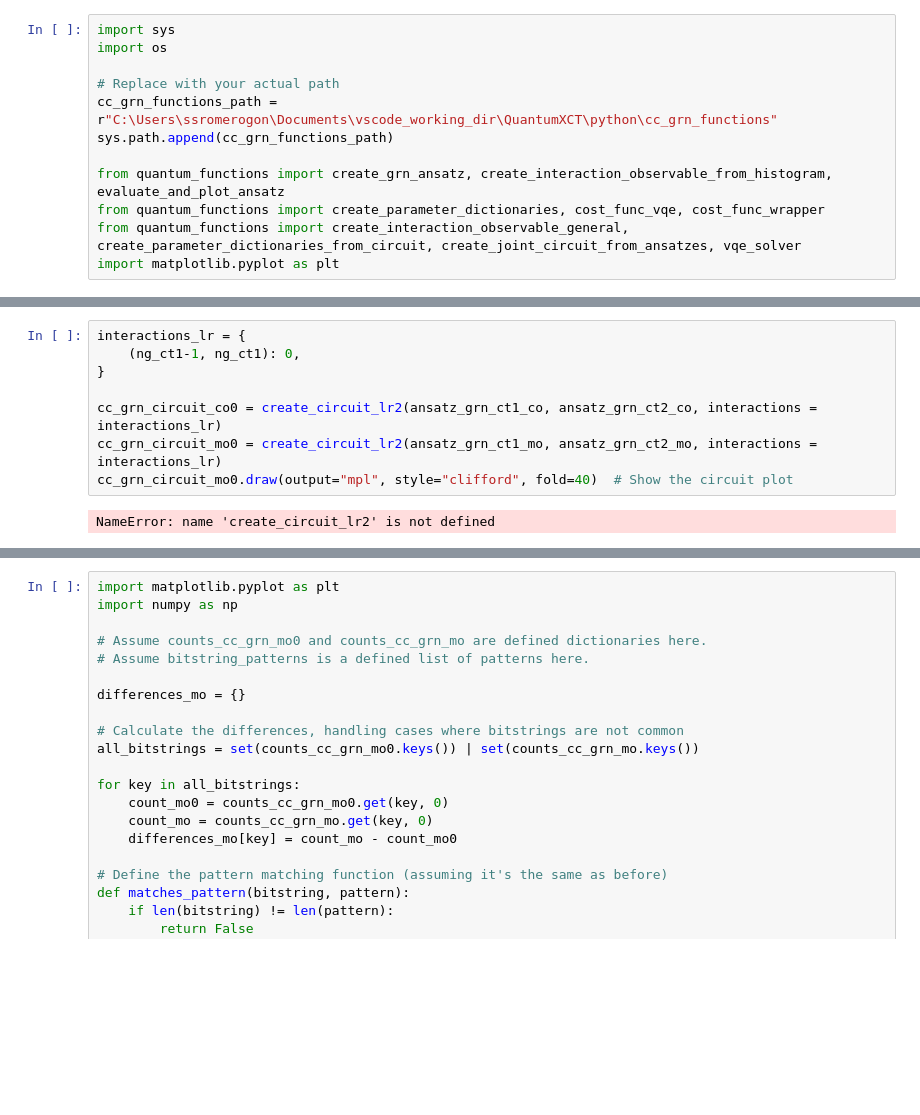
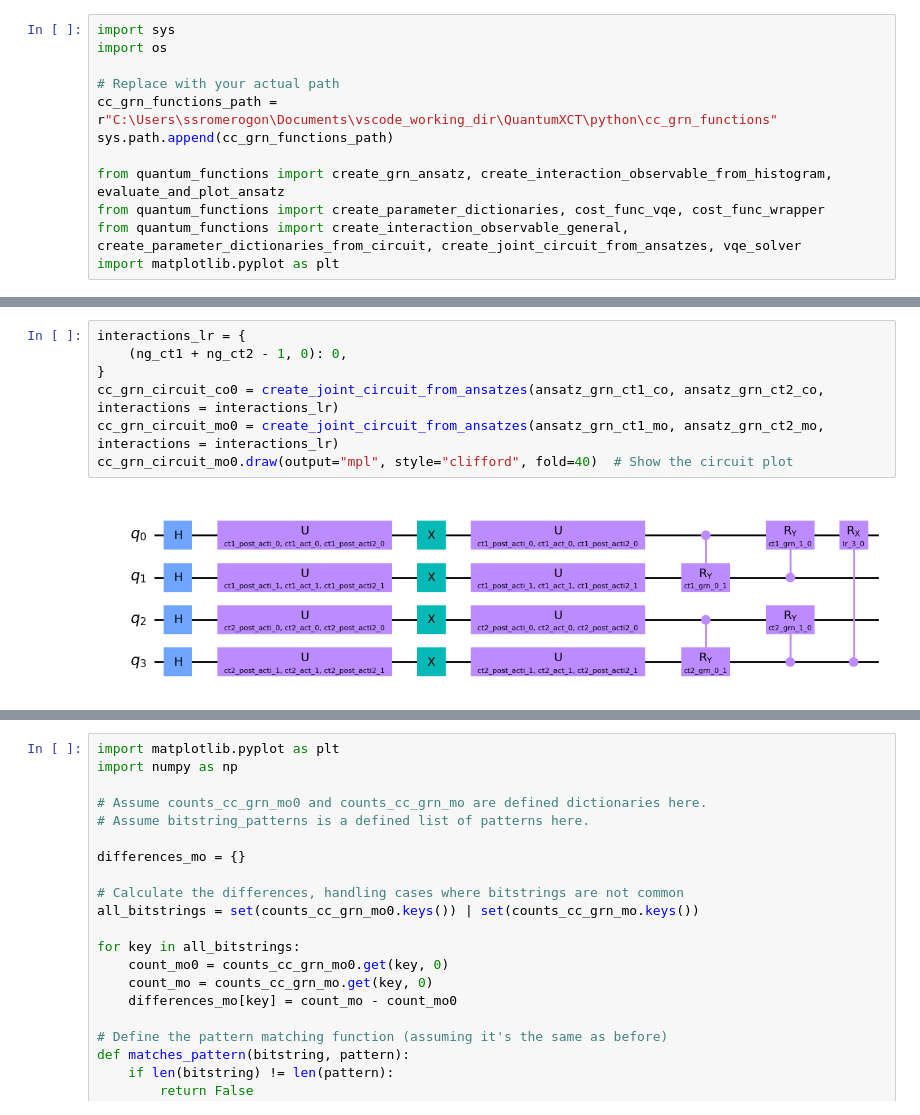
Before and after one commit to cailab-tamu/QuantumXCT, a Jupyter notebook: python/cc_grn_opt_1link.ipynb, the cells around one changed output, grey strips where cells are left out. Cells and saved outputs as stored; diff of their text form; blank space fills up the shorter version.

```diff
--- a/python/cc_grn_opt_1link.ipynb
+++ b/python/cc_grn_opt_1link.ipynb
@@ -677,10 +742,9 @@ The counts are: {'0110': 128, '1001': 132, '0000': 289, '1011': 54, '0100': 257,
 # %%
 interactions_lr = {
-    (ng_ct1-1, ng_ct1): 0,
+    (ng_ct1 + ng_ct2 - 1, 0): 0,
 }
-
-cc_grn_circuit_co0 = create_circuit_lr2(ansatz_grn_ct1_co, ansatz_grn_ct2_co, interactions = interactions_lr)
-cc_grn_circuit_mo0 = create_circuit_lr2(ansatz_grn_ct1_mo, ansatz_grn_ct2_mo, interactions = interactions_lr)
+cc_grn_circuit_co0 = create_joint_circuit_from_ansatzes(ansatz_grn_ct1_co, ansatz_grn_ct2_co, interactions = interactions_lr)
+cc_grn_circuit_mo0 = create_joint_circuit_from_ansatzes(ansatz_grn_ct1_mo, ansatz_grn_ct2_mo, interactions = interactions_lr)
 cc_grn_circuit_mo0.draw(output="mpl", style="clifford", fold=40)  # Show the circuit plot
 # %% [output]
-NameError: name 'create_circuit_lr2' is not defined
+[figure, added]
```
Also changed, not shown: parts of 31 cells of this notebook, 2 other files.
